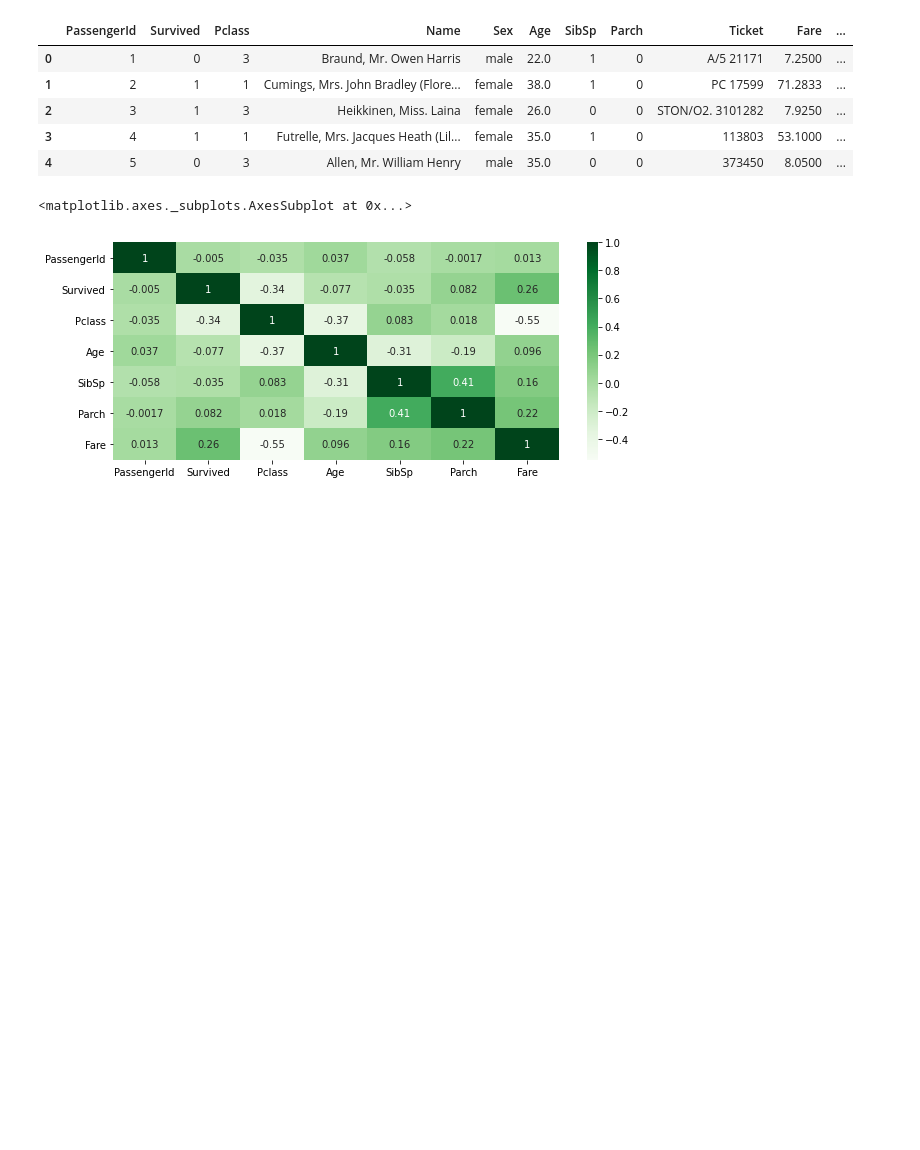
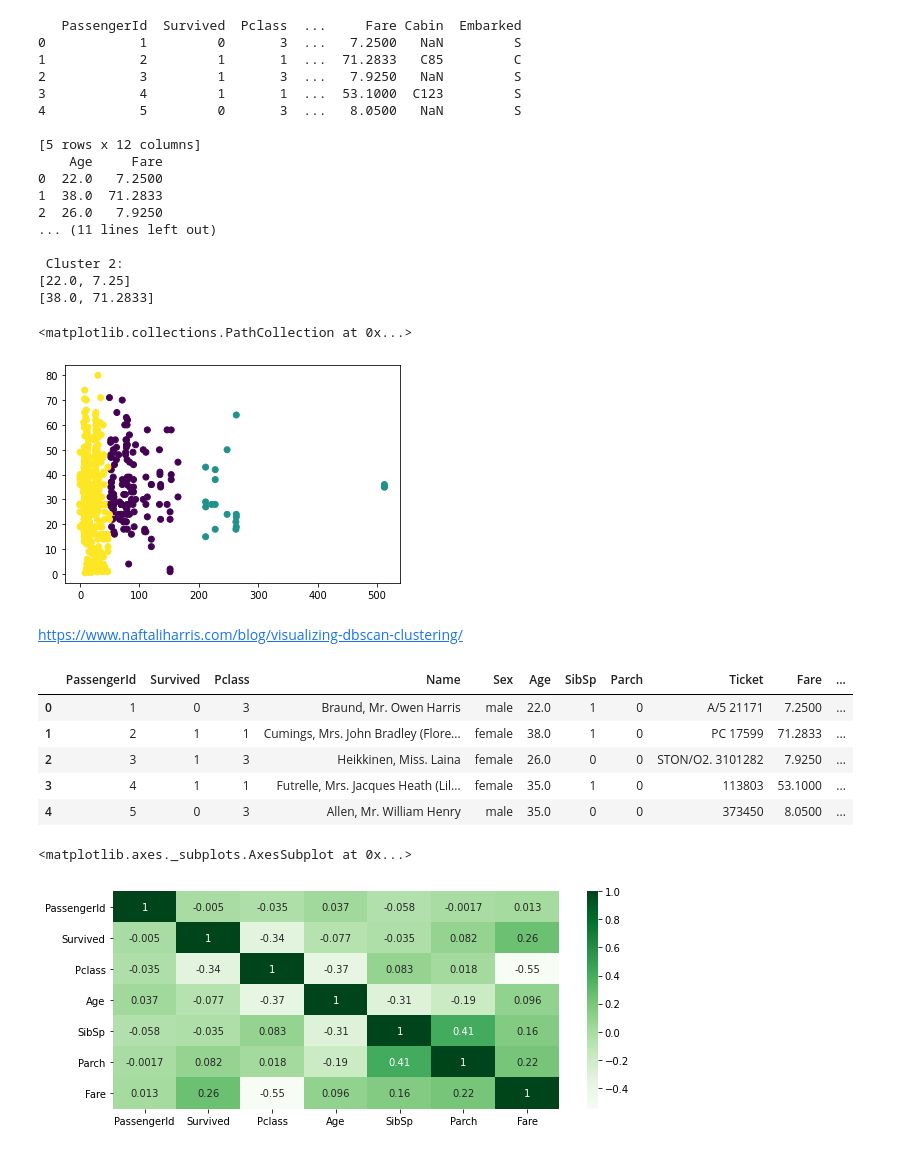
Before and after one commit to EduardoMoraesRitter/Titanic-Machine-Learning-from-Disaster, a Jupyter notebook: clusterizacao_kmean_titanic.ipynb, the cells around one changed output. Cells and saved outputs as stored; diff of their text form; code cells hidden in the pictures; blank space fills up the shorter version.

```diff
--- a/clusterizacao_kmean_titanic.ipynb
+++ b/clusterizacao_kmean_titanic.ipynb
@@ -1,4 +1,64 @@
 # %% [markdown]
 <a href="https://colab.research.google.com/github/EduardoMoraesRitter/Titanic-Machine-Learning-from-Disaster/blob/master/clusterizacao_kmean_titanic.ipynb" target="_parent"><img src="https://colab.research.google.com/assets/colab-badge.svg" alt="Open In Colab"/></a>
+# %%
+import pandas as pd
+import matplotlib.pyplot as pl
+import seaborn as sns
+
+train = pd.read_csv('https://raw.githubusercontent.com/EduardoMoraesRitter/Titanic-Machine-Learning-from-Disaster/master/train.csv')
+
+print(train.head())
+train_simples = train.drop(['PassengerId', 'Name', 'Ticket', 'Cabin', 'PassengerId', 'SibSp' , 'Parch', 'Pclass', 'Embarked', 'Sex', 'Survived'], axis=1)
+
+from sklearn.impute import SimpleImputer
+imputer = SimpleImputer(strategy="median")
+
+imputer.fit(train_simples)
+train_no_null = imputer.transform(train_simples)
+train_simples = pd.DataFrame(train_no_null, columns=train_simples.columns)
+
+print(train_simples.head())
+
+
+
+from sklearn.feature_extraction.text import TfidfVectorizer
+from sklearn.cluster import KMeans
+from sklearn.metrics import adjusted_rand_score
+
+model = KMeans(n_clusters=3, init='k-means++', max_iter=100, n_init=1)
+model.fit(train_simples)
+
+print("Top terms per cluster:")
+order_centroids = model.cluster_centers_.argsort()[:, ::-1]
+for i in range(3):
+    print("\n Cluster %d:" % i),
+    for ind in order_centroids[i, :100]:
+        print(train_simples.iloc[ind].tolist())#('   %s' % terms[ind]),
+    print
+
+import numpy as np
+plt.scatter(train_simples.Fare, train_simples.Age, c = model.labels_)
+# %% [output]
+   PassengerId  Survived  Pclass  ...     Fare Cabin  Embarked
+0            1         0       3  ...   7.2500   NaN         S
+1            2         1       1  ...  71.2833   C85         C
+2            3         1       3  ...   7.9250   NaN         S
+3            4         1       1  ...  53.1000  C123         S
+4            5         0       3  ...   8.0500   NaN         S
+
+[5 rows x 12 columns]
+    Age     Fare
+0  22.0   7.2500
+1  38.0  71.2833
+2  26.0   7.9250
+... (11 lines left out)
+
+ Cluster 2:
+[22.0, 7.25]
+[38.0, 71.2833]
+<matplotlib.collections.PathCollection at 0x...>
+[figure, added]
+# %% [markdown]
+https://www.naftaliharris.com/blog/visualizing-dbscan-clustering/
 # %%
 import pandas as pd
```
Also changed, not shown: parts of 12 cells of this notebook.
